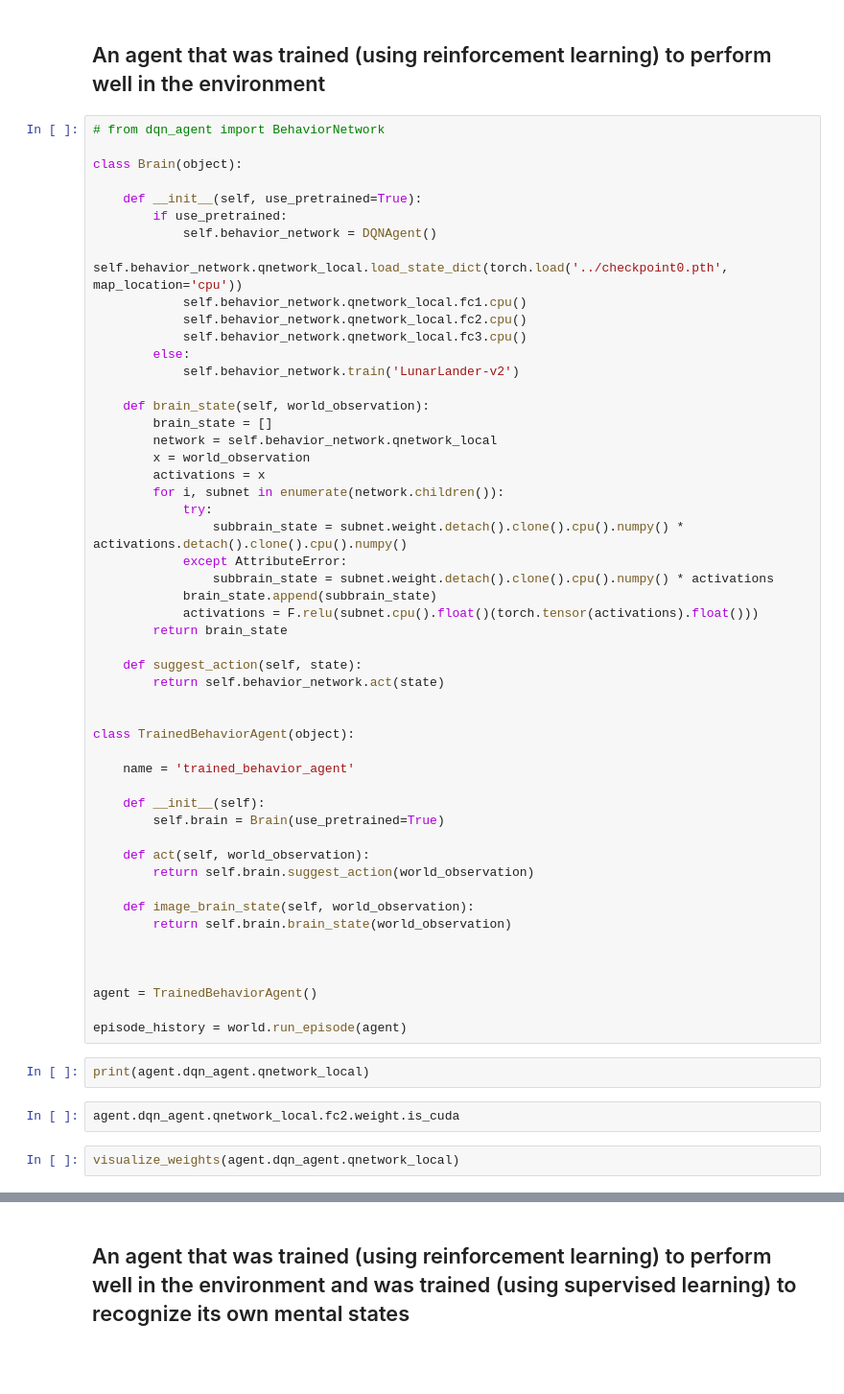
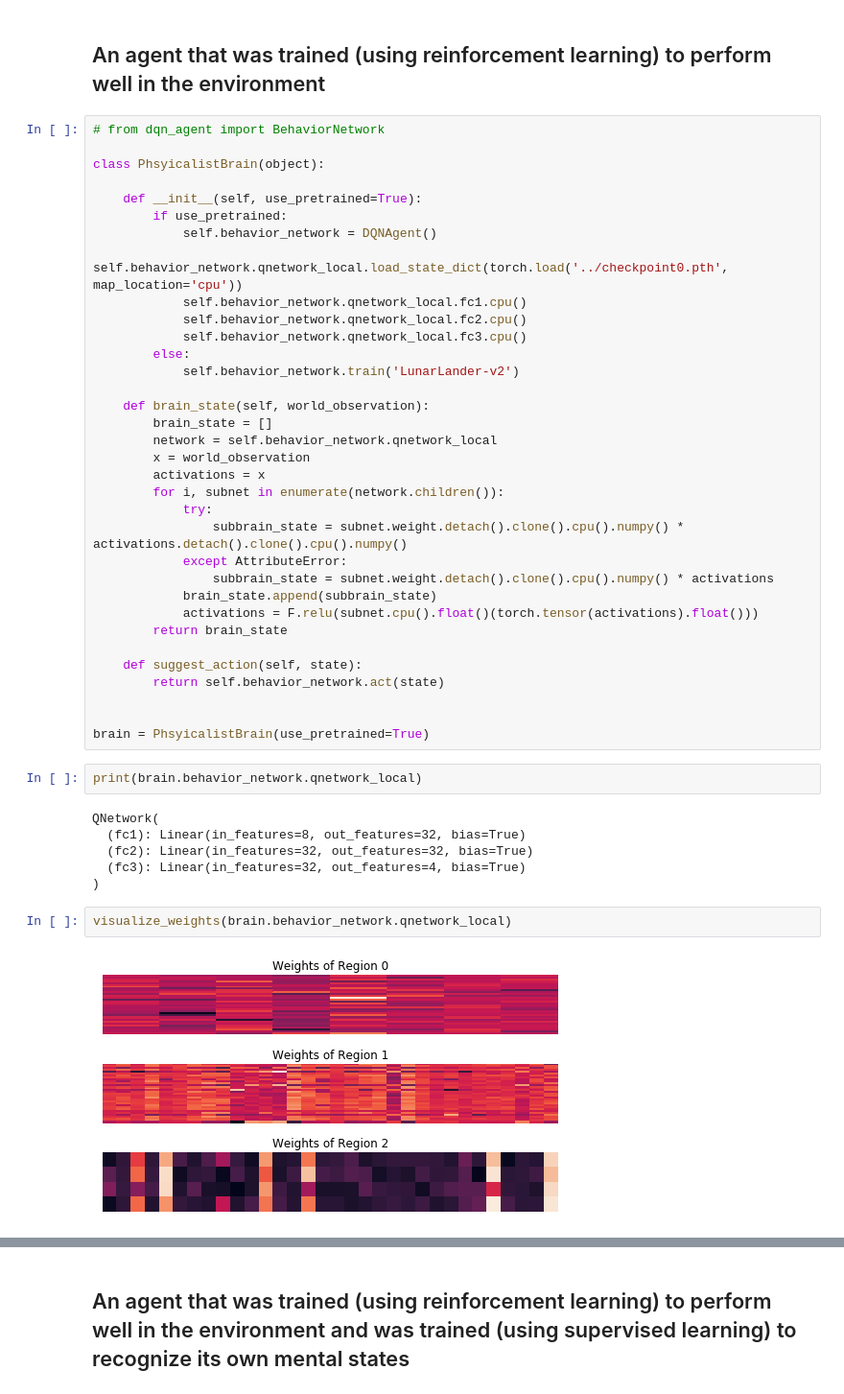
Before and after one commit to Josh-Joseph/tsc-2019, a Jupyter notebook: notebooks/TSC Sandbox v2.ipynb, the cells around one changed output, grey strips where cells are left out. Shown: that part at 96% size. Cells and saved outputs as stored; diff of their text form; blank space fills up the shorter version.

Commit message:
minor brain fixes

```diff
--- a/notebooks/TSC Sandbox v2.ipynb
+++ b/notebooks/TSC Sandbox v2.ipynb
@@ -91,7 +93,7 @@ _ = world.run_episode(agent)
 # %%
 # from dqn_agent import BehaviorNetwork
 
-class Brain(object):
+class PhsyicalistBrain(object):
 
     def __init__(self, use_pretrained=True):
         if use_pretrained:
@@ -121,27 +123,16 @@ class Brain(object):
         return self.behavior_network.act(state)
 
 
-class TrainedBehaviorAgent(object):
-
-    name = 'trained_behavior_agent'
-
-    def __init__(self):
-        self.brain = Brain(use_pretrained=True)
-
-    def act(self, world_observation):
-        return self.brain.suggest_action(world_observation)
-
-    def image_brain_state(self, world_observation):
-        return self.brain.brain_state(world_observation)
-
-
-
-agent = TrainedBehaviorAgent()
-
-episode_history = world.run_episode(agent)
+brain = PhsyicalistBrain(use_pretrained=True)
 # %%
-print(agent.dqn_agent.qnetwork_local)
+print(brain.behavior_network.qnetwork_local)
+# %% [output]
+QNetwork(
+  (fc1): Linear(in_features=8, out_features=32, bias=True)
+  (fc2): Linear(in_features=32, out_features=32, bias=True)
+  (fc3): Linear(in_features=32, out_features=4, bias=True)
+)
-# %%
-agent.dqn_agent.qnetwork_local.fc2.weight.is_cuda
 # %%
-visualize_weights(agent.dqn_agent.qnetwork_local)
+visualize_weights(brain.behavior_network.qnetwork_local)
+# %% [output]
+[figure, added]
```
Also changed, not shown: parts of 4 cells of this notebook, 1 other file.
